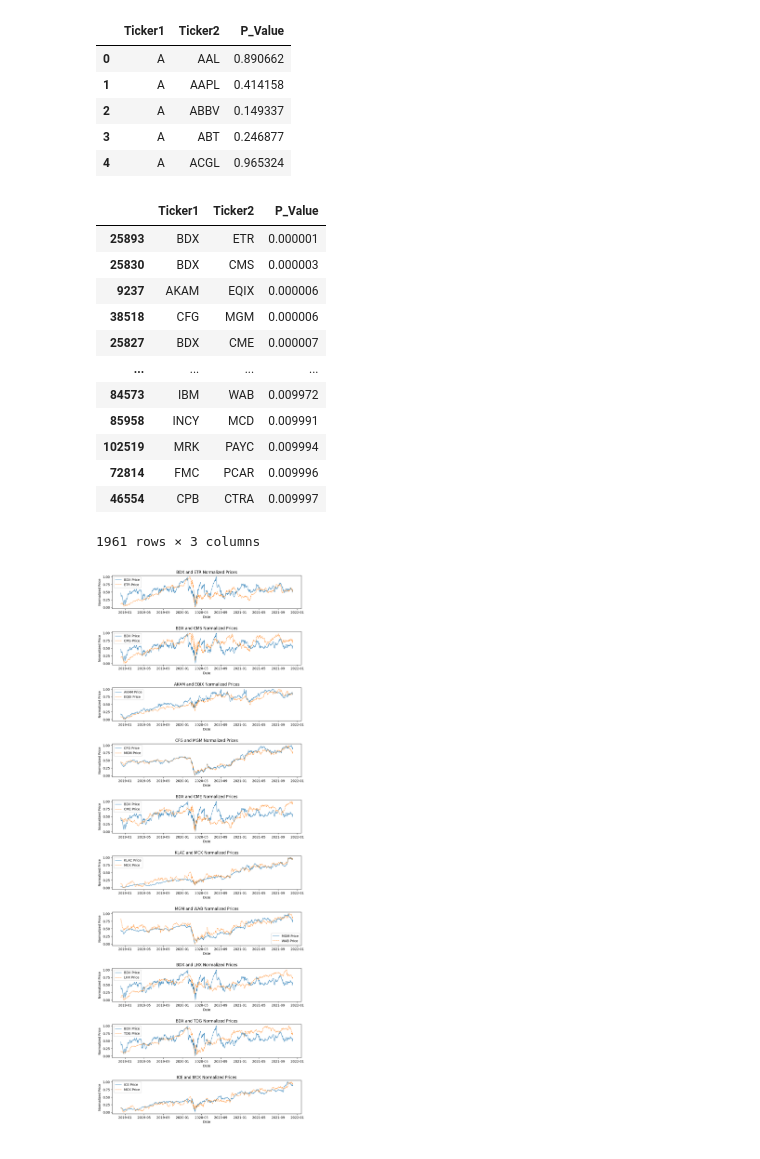
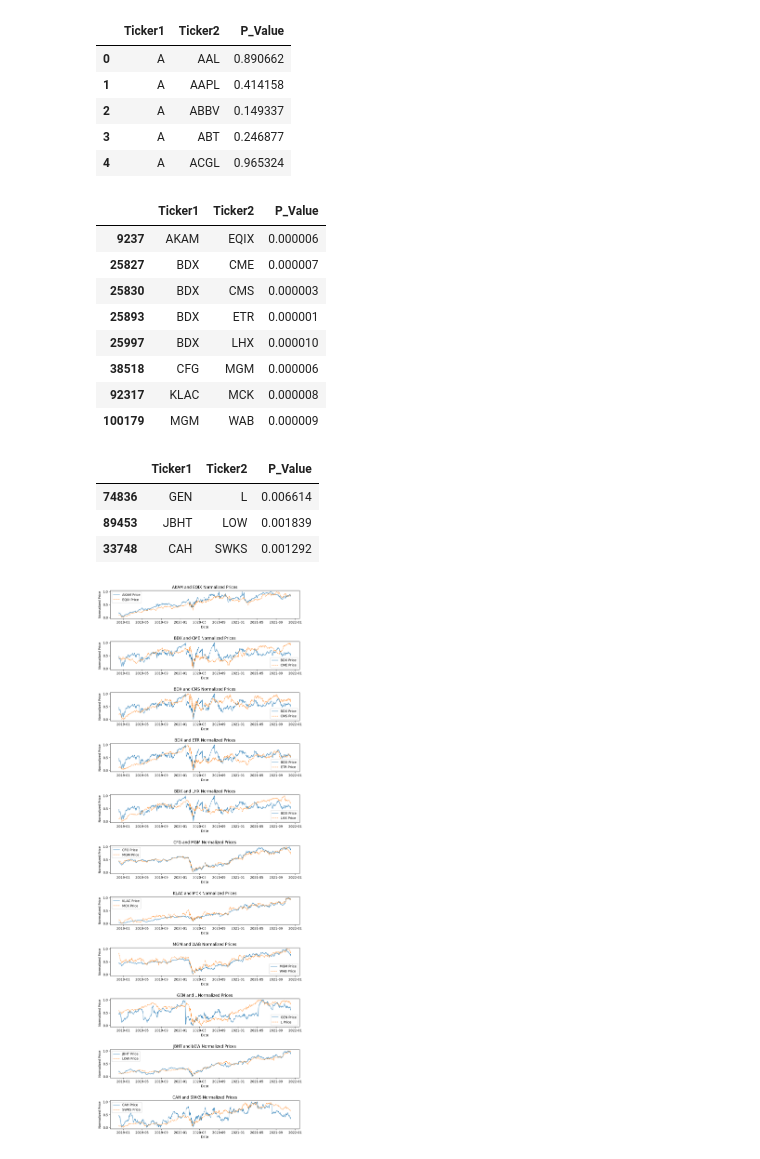
Before and after one commit to sergandri/PairTradingProject, a Jupyter notebook: draft.ipynb, the cells around one changed output. Saved outputs shown, nothing was run; the diff lists cells and outputs as text; code cells hidden in the pictures.

```diff
--- a/draft.ipynb
+++ b/draft.ipynb
@@ -160,7 +157,7 @@ A       CRL       0.991549
 WST     DHR       0.990968
 dtype: float64
 # %%
-ticker_pairs = [
+ticker_cor_pairs = [
     ('DHI', 'LEN'),
     ('CDNS', 'SNPS'),
     ('MCO', 'SPGI'),
@@ -168,10 +165,10 @@ ticker_pairs = [
     ('WST', 'DHR')
 ]
 
-fig, axes = plt.subplots(nrows=len(ticker_pairs), ncols=1, figsize=(10, 15))
+fig, axes = plt.subplots(nrows=len(ticker_cor_pairs), ncols=1, figsize=(10, 15))
 fig.tight_layout(pad=5.0)
 
-for i, (ticker1, ticker2) in enumerate(ticker_pairs):
+for i, (ticker1, ticker2) in enumerate(ticker_cor_pairs):
     axes[i].plot(df_pivot[ticker1], label=f'{ticker1} Price', linestyle='-', linewidth=1)
     axes[i].plot(df_pivot[ticker2], label=f'{ticker2} Price', linestyle='--', linewidth=1)
     axes[i].set_title(f'{ticker1} and {ticker2} Prices')
@@ -394,50 +377,46 @@ cointegration_df.head()
 | 3 | A | ABT | 0.246877 |
 | 4 | A | ACGL | 0.965324 |
 # %%
-cointegration_df.query('P_Value < 0.01').sort_values(by='P_Value', ascending=True)
+cointegration_df.query('P_Value < 0.00001')
 # %% [output]
 |  | Ticker1 | Ticker2 | P_Value |
+| 9237 | AKAM | EQIX | 0.000006 |
+| 25827 | BDX | CME | 0.000007 |
+| 25830 | BDX | CMS | 0.000003 |
 | 25893 | BDX | ETR | 0.000001 |
-| 25830 | BDX | CMS | 0.000003 |
-| 9237 | AKAM | EQIX | 0.000006 |
+| 25997 | BDX | LHX | 0.000010 |
 | 38518 | CFG | MGM | 0.000006 |
-| 25827 | BDX | CME | 0.000007 |
-| ... | ... | ... | ... |
-| 84573 | IBM | WAB | 0.009972 |
-| 85958 | INCY | MCD | 0.009991 |
-| 102519 | MRK | PAYC | 0.009994 |
-| 72814 | FMC | PCAR | 0.009996 |
-| 46554 | CPB | CTRA | 0.009997 |
+| 92317 | KLAC | MCK | 0.000008 |
+| 100179 | MGM | WAB | 0.000009 |
-1961 rows × 3 columns
+# %%
+coint_list_1 = list(cointegration_df.query('P_Value < 0.00001')[['Ticker1', 'Ticker2']].itertuples(index=False, name=None))
+# %%
+cointegration_df.query('P_Value < 0.01').sample(3, random_state=413)
+# %% [output]
+|  | Ticker1 | Ticker2 | P_Value |
+| 74836 | GEN | L | 0.006614 |
+| 89453 | JBHT | LOW | 0.001839 |
+| 33748 | CAH | SWKS | 0.001292 |
+# %%
+coint_list_2 = list(cointegration_df.query('P_Value < 0.01').sample(3, random_state=413)[['Ticker1', 'Ticker2']].itertuples(index=False, name=None))
 # %%
 scaler = MinMaxScaler()
 
-ticker_pairs = ticker_pairs = [
-    ('BDX', 'ETR'),
-    ('BDX', 'CMS'),
-    ('AKAM', 'EQIX'),
-    ('CFG', 'MGM'),
-    ('BDX', 'CME'),
-    ('KLAC', 'MCK'),
-    ('MGM', 'WAB'),
-    ('BDX', 'LHX'),
-    ('BDX', 'TDG'),
-    ('ICE', 'MCK'),
-]
+top_pairs_coint  = coint_list_1 + coint_list_2
 
-fig, axes = plt.subplots(nrows=len(ticker_pairs), ncols=1, figsize=(10, 25))
+fig, axes = plt.subplots(nrows=len(top_pairs_coint), ncols=1, figsize=(10, 25))
 fig.tight_layout(pad=5.0)
 
-for i, (ticker1, ticker2) in enumerate(ticker_pairs):
+for i, (ticker1, ticker2) in enumerate(top_pairs_coint):
     scaled_prices = scaler.fit_transform(df_pivot[[ticker1, ticker2]])
     axes[i].plot(df_pivot.index, scaled_prices[:, 0], label=f'{ticker1} Price',  linestyle='-', linewidth=1)
     axes[i].plot(df_pivot.index, scaled_prices[:, 1], label=f'{ticker2} Price',  linestyle='--', linewidth=1)
 
     axes[i].set_title(f'{ticker1} and {ticker2} Normalized Prices')
     axes[i].legend()
     axes[i].set_xlabel('Date')
     axes[i].set_ylabel('Normalized Price')
 
 plt.show()
 # %% [output]
-[figure, old version]
+[figure, new version]
```
Also changed, not shown: parts of 29 cells of this notebook, 1 other file.
